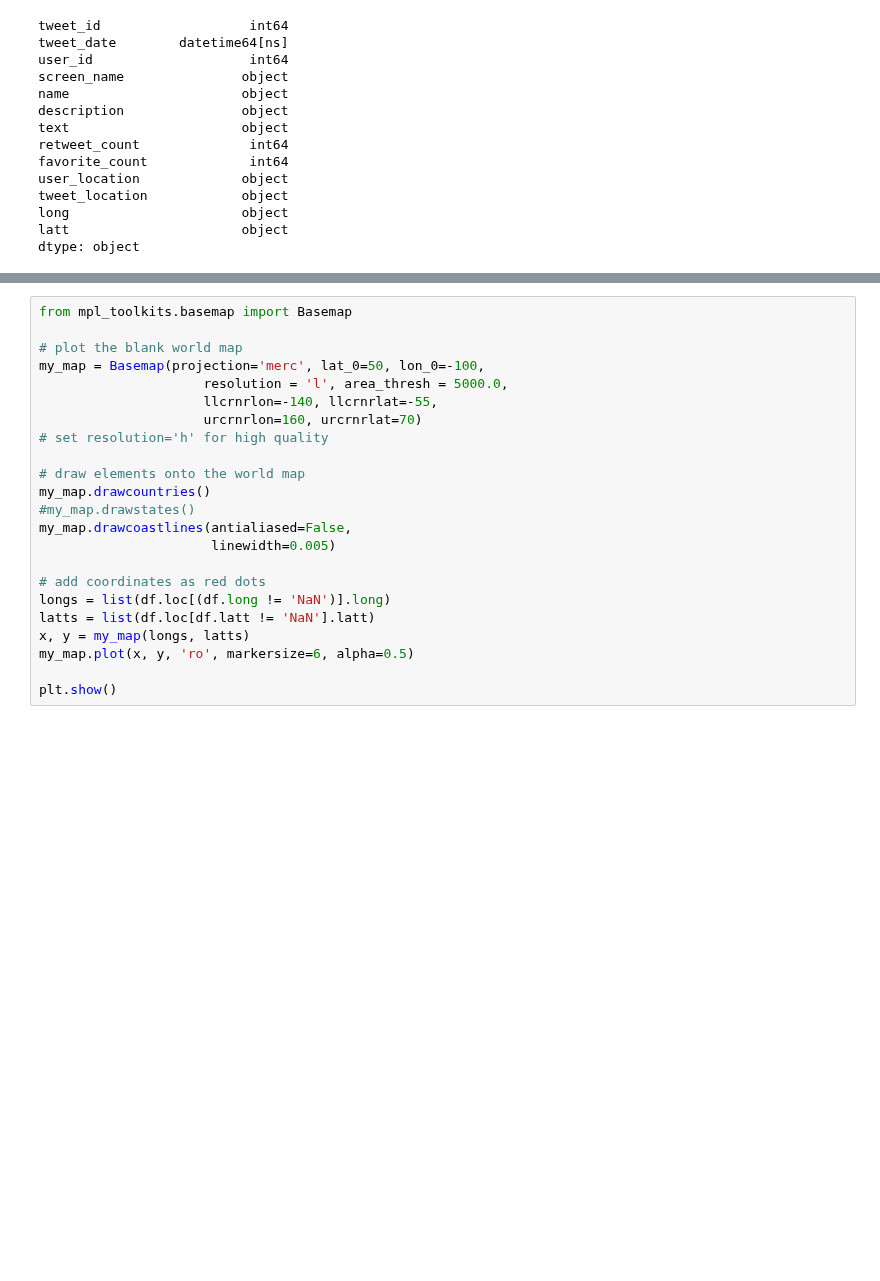
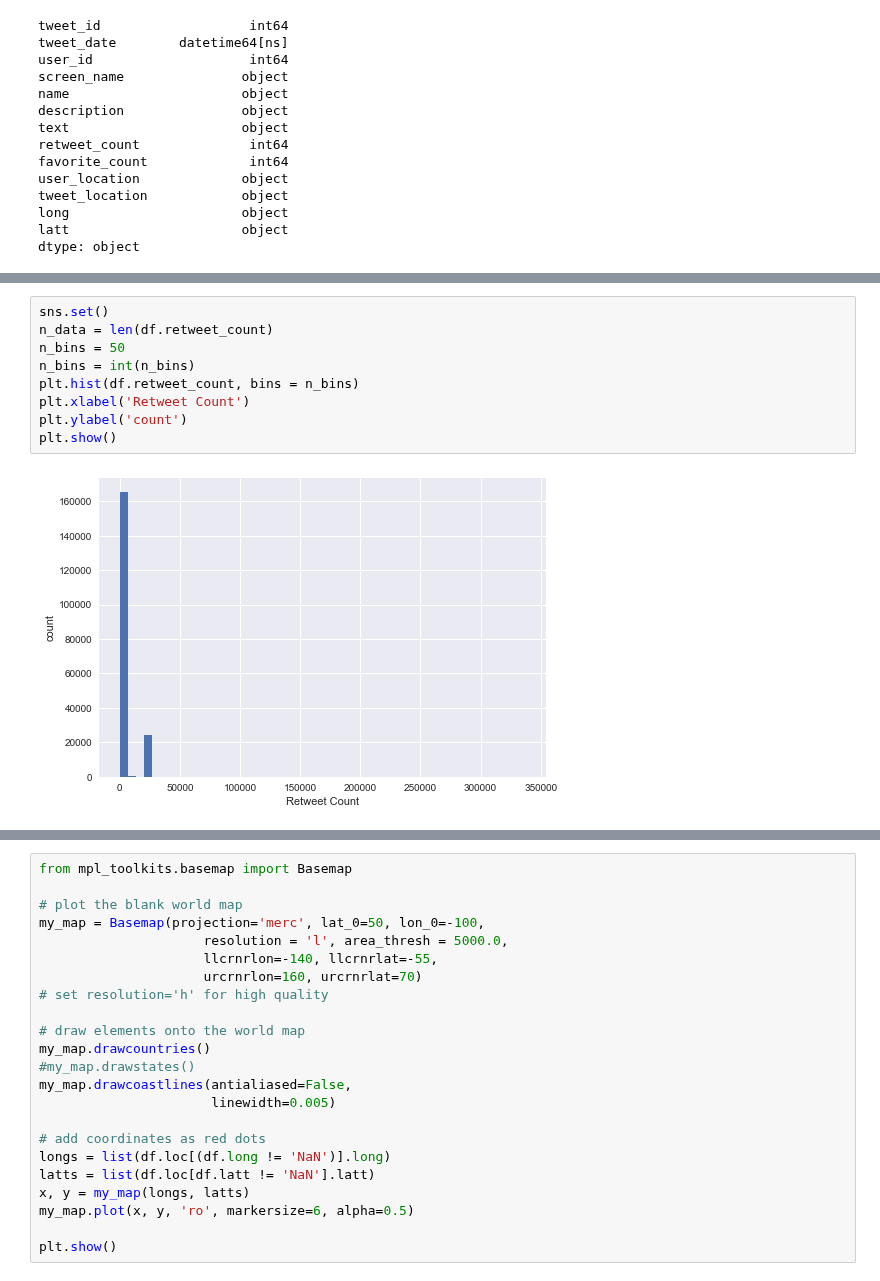
Before and after one commit to bouncebarkrun/Springboard-Data-Science-Career-Track, a Jupyter notebook: 2nd Capstone Project/Code/Capstone 2 Data Wrangling and Exploratory Data Analysis.ipynb, the cells around one changed output, grey strips where cells are left out. Drawn from its saved outputs; the diff is of its cells as text; blank space fills up the shorter version.

```diff
--- a/2nd Capstone Project/Code/Capstone 2 Data Wrangling and Exploratory Data Analysis.ipynb
+++ b/2nd Capstone Project/Code/Capstone 2 Data Wrangling and Exploratory Data Analysis.ipynb
@@ -109,0 +144,11 @@ from collections import Counter
+# %%
+sns.set()
+n_data = len(df.retweet_count)
+n_bins = 50
+n_bins = int(n_bins)
+plt.hist(df.retweet_count, bins = n_bins)
+plt.xlabel('Retweet Count')
+plt.ylabel('count')
+plt.show()
+# %% [output]
+[figure, added]
```
Also changed, not shown: parts of 12 cells of this notebook.
